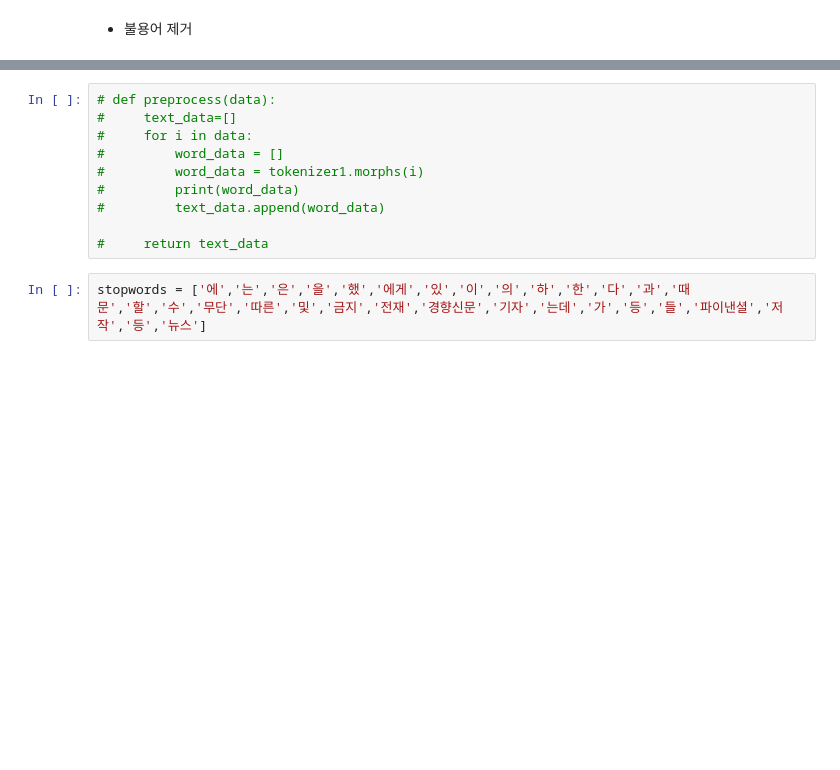
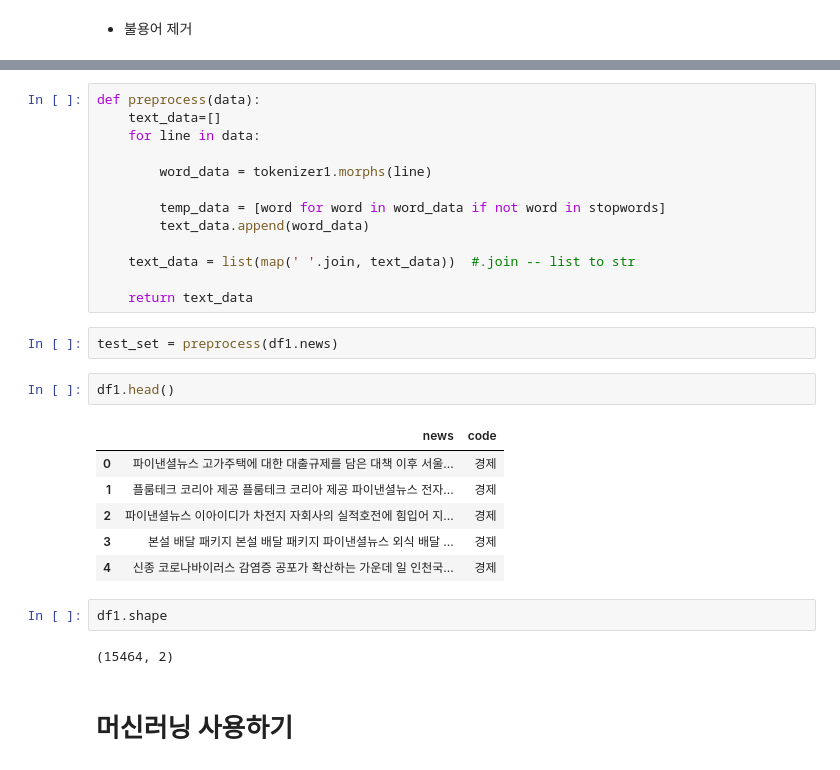
Before and after one commit to Ki8888/first-repository, a Jupyter notebook: E-4-1.ipynb, the cells around one changed output, grey strips where cells are left out. Drawn from its saved outputs; the diff is of its cells as text; blank space fills up the shorter version.

```diff
--- a/E-4-1.ipynb
+++ b/E-4-1.ipynb
@@ -133,12 +148,30 @@ tokenizer1.morphs
 # %%
-# def preprocess(data):
-#     text_data=[]
-#     for i in data:
-#         word_data = []
-#         word_data = tokenizer1.morphs(i)
-#         print(word_data)
-#         text_data.append(word_data)
+def preprocess(data):
+    text_data=[]
+    for line in data:
 
-#     return text_data
+        word_data = tokenizer1.morphs(line)
+
+        temp_data = [word for word in word_data if not word in stopwords]
+        text_data.append(word_data)
+
+    text_data = list(map(' '.join, text_data))  #.join -- list to str
+
+    return text_data
-# %%
-stopwords = ['에','는','은','을','했','에게','있','이','의','하','한','다','과','때문','할','수','무단','따른','및','금지','전재','경향신문','기자','는데','가','등','들','파이낸셜','저작','등','뉴스']
+# %%
+test_set = preprocess(df1.news)
+# %%
+df1.head()
+# %% [output]
+|  | news | code |
+| 0 | 파이낸셜뉴스 고가주택에 대한 대출규제를 담은 대책 이후 서울... | 경제 |
+| 1 | 플룸테크 코리아 제공 플룸테크 코리아 제공 파이낸셜뉴스 전자... | 경제 |
+| 2 | 파이낸셜뉴스 이아이디가 차전지 자회사의 실적호전에 힘입어 지... | 경제 |
+| 3 | 본설 배달 패키지 본설 배달 패키지 파이낸셜뉴스 외식 배달 ... | 경제 |
+| 4 | 신종 코로나바이러스 감염증 공포가 확산하는 가운데 일 인천국... | 경제 |
+# %%
+df1.shape
+# %% [output]
+(15464, 2)
+# %% [markdown]
+# 머신러닝 사용하기
```
Also changed, not shown: parts of 30 cells of this notebook, 1 other file.
